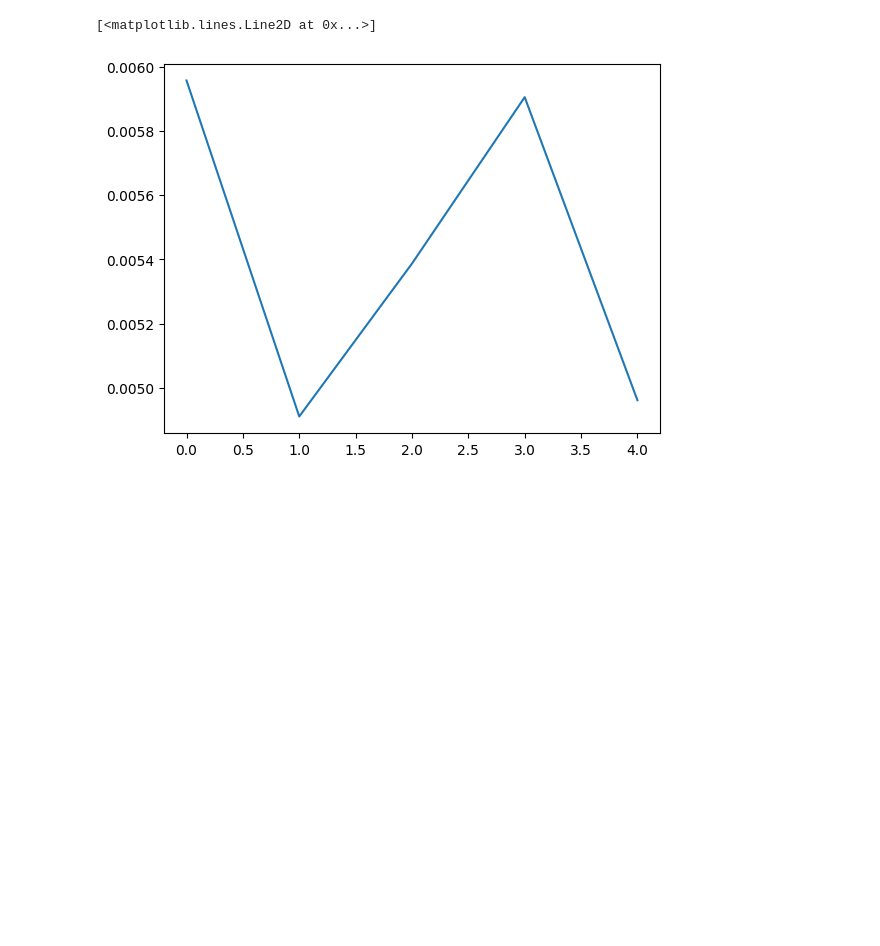
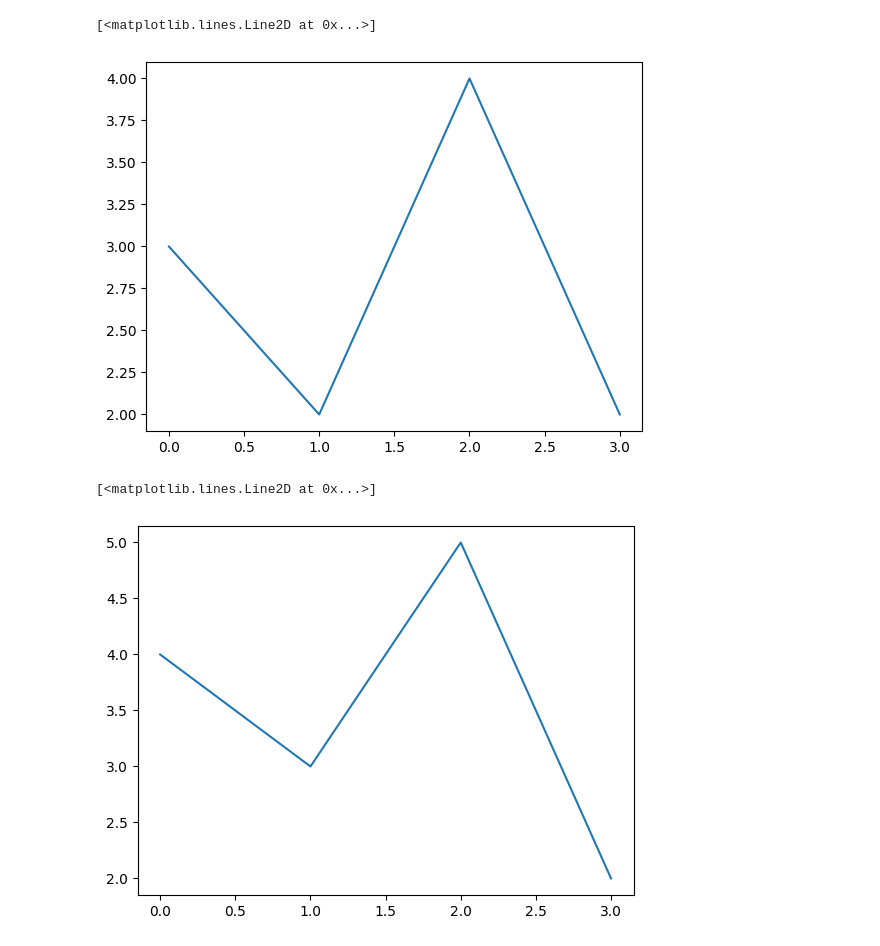
Before and after one commit to logos-co/nomos-pocs, a Jupyter notebook: cryptarchia/total-stake-inference-v2.ipynb, the cells around one changed output. Saved outputs shown, nothing was run; the diff lists cells and outputs as text; code cells hidden in the pictures; blank space fills up the shorter version.

```diff
--- a/cryptarchia/total-stake-inference-v2.ipynb
+++ b/cryptarchia/total-stake-inference-v2.ipynb
@@ -78,8 +124,10 @@ for i in range(0, 5):
 # %%
-errors = []
-for i in range(0, 5):
-    errors.append(np.mean(np.abs(D_values[i] - true_stake[i]) / true_stake[i]))
-plt.plot(range(0,5), errors)
+plt.plot(range(0,4), epochs_to_reach)
 # %% [output]
 [<matplotlib.lines.Line2D at 0x...>]
-[figure, old version]
+[figure, new version]
+# %%
+plt.plot(range(0,4), epochs_to_reach_hi)
+# %% [output]
+[<matplotlib.lines.Line2D at 0x...>]
+[figure, added]
```
Also changed, not shown: parts of 5 cells of this notebook.
